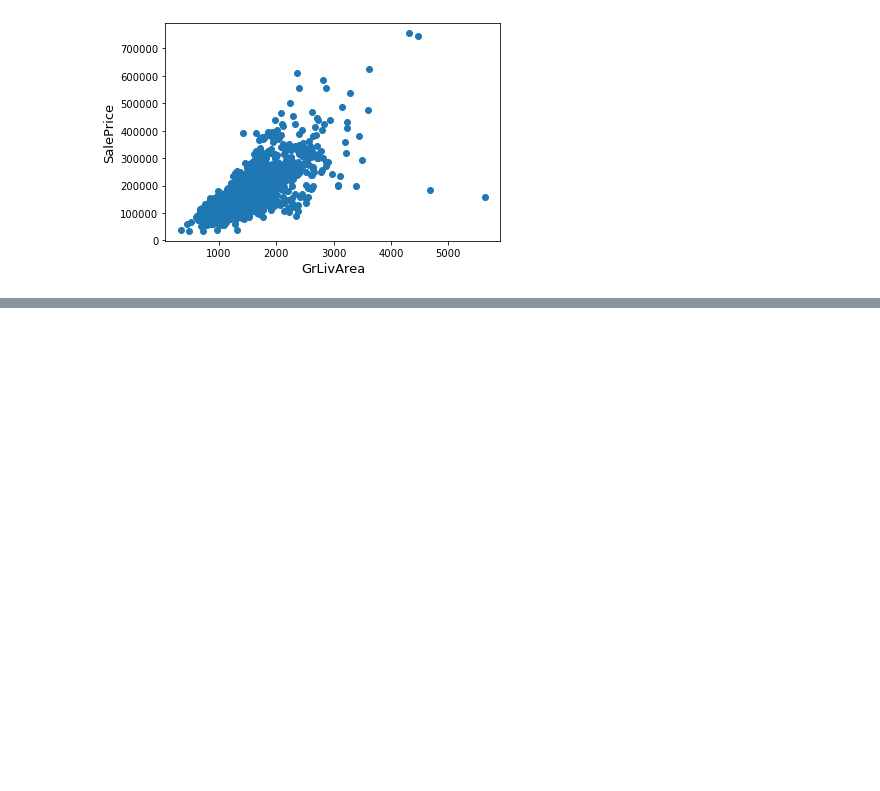
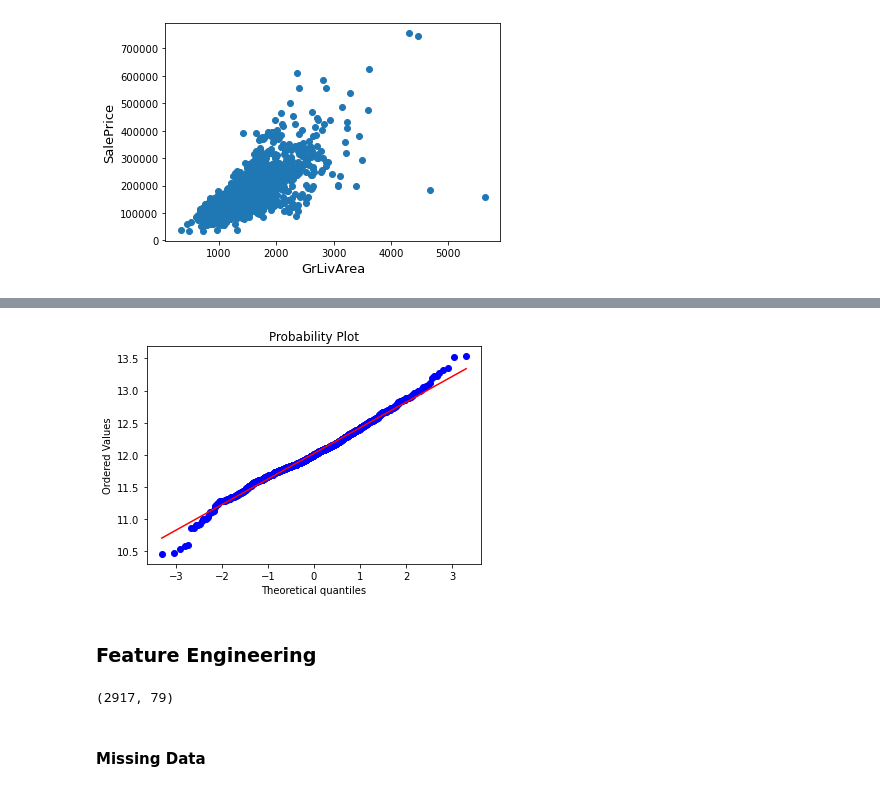
Before and after one commit to Salekeen/Kaggle-Work, a Jupyter notebook: Advanced House Price/stackedRegression.ipynb, the cells around one changed output, grey strips where cells are left out. Saved outputs shown, nothing was run; the diff lists cells and outputs as text; code cells hidden in the pictures; blank space fills up the shorter version.

```diff
--- a/Advanced House Price/stackedRegression.ipynb
+++ b/Advanced House Price/stackedRegression.ipynb
@@ -75,0 +123,21 @@ plt.show()
+# %%
+#Get also the QQ-plot
+fig = plt.figure()
+res = stats.probplot(train['SalePrice'], plot=plt)
+plt.show()
+# %% [output]
+[figure, added]
+# %% [markdown]
+### Feature Engineering
+# %%
+ntrain = train.shape[0]
+ntest = test.shape[0]
+y_train = train.SalePrice.values
+
+all_data = pd.concat((train,test)).reset_index(drop=True)
+all_data.drop(['SalePrice'],axis=1,inplace=True)
+all_data.shape
+# %% [output]
+(2917, 79)
+# %% [markdown]
+#### Missing Data
```
Also changed, not shown: parts of 35 cells of this notebook.
